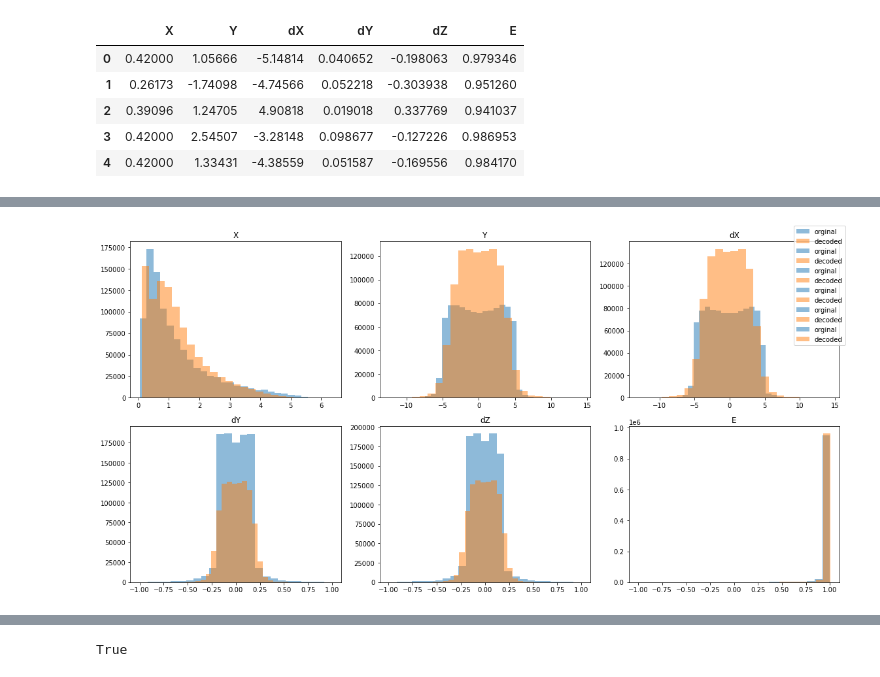
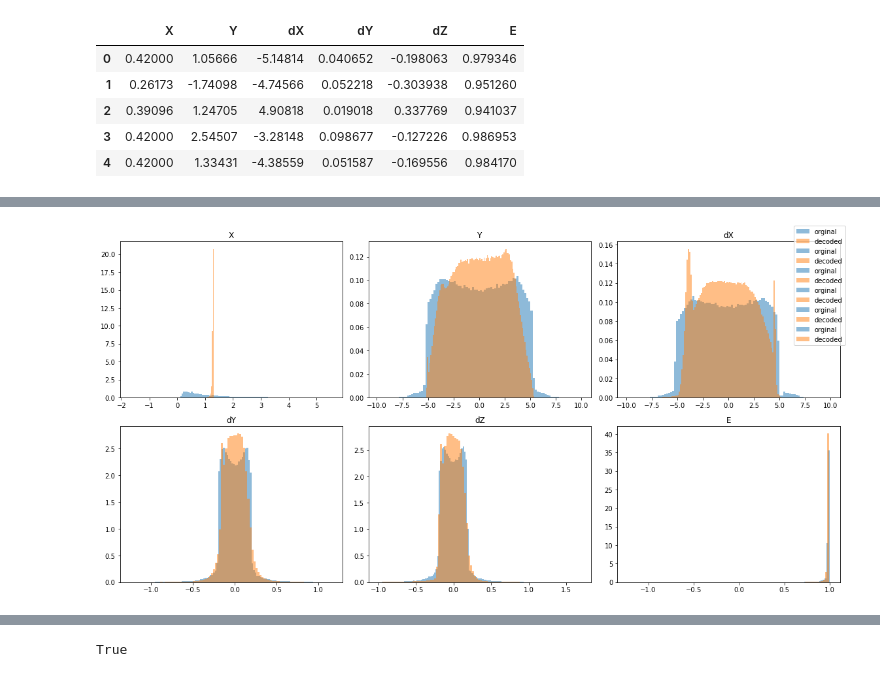
Before and after one commit to Galatros/VAE-GAN-PHSP, a Jupyter notebook: AE_VAE/Autoencoders_Photons/photons_vae.ipynb, the cells around one changed output, grey strips where cells are left out. Saved outputs shown, nothing was run; the diff lists cells and outputs as text; code cells hidden in the pictures.

```diff
--- a/AE_VAE/Autoencoders_Photons/photons_vae.ipynb
+++ b/AE_VAE/Autoencoders_Photons/photons_vae.ipynb
@@ -25,10 +27,10 @@ import torch.nn as nn
 # Hyperparameters
 RANDOM_SEED = 123
 LEARNING_RATE = 0.0005
-BATCH_SIZE = 512
-NUM_EPOCHS = 20
-LOGGING_INTERVAL=500
-RECONSTRUCTION_TERM_WEIGHT=2.5
+BATCH_SIZE = 1024
+NUM_EPOCHS = 30
+LOGGING_INTERVAL=250
+RECONSTRUCTION_TERM_WEIGHT=1.5
 SAVE_MODEL_FILE='checkpoint.pth'
 path='./DATA/photons.npy'
 # %%
@@ -188,32 +196,33 @@ result=stdcs.inverse_transform(result)
 # %%
 fig, axs = plt.subplots(2, 3)
 fig.set_size_inches(16,8)
-axs[0, 0].hist(orginal[:,0],bins=25, label ='orginal',alpha=0.5)
-axs[0, 0].hist(result[:,0],bins=25, label ='decoded', alpha=0.5)
+bins=100
+axs[0, 0].hist(orginal[:,0],bins=bins, label ='orginal',alpha=0.5, density=True)
+axs[0, 0].hist(result[:,0],bins=bins, label ='decoded', alpha=0.5, density=True)
 axs[0, 0].set_title('X')
-axs[0, 1].hist(orginal[:,1],bins=25, label ='orginal',alpha=0.5)
-axs[0, 1].hist(result[:,1],bins=25, label ='decoded', alpha=0.5)
+axs[0, 1].hist(orginal[:,1],bins=bins, label ='orginal',alpha=0.5, density=True)
+axs[0, 1].hist(result[:,1],bins=bins, label ='decoded', alpha=0.5, density=True)
 axs[0, 1].set_title('Y')
-axs[0, 2].hist(orginal[:,2],bins=25, label ='orginal',alpha=0.5)
-axs[0, 2].hist(result[:,2],bins=25, label ='decoded', alpha=0.5)
+axs[0, 2].hist(orginal[:,2],bins=bins, label ='orginal',alpha=0.5, density=True)
+axs[0, 2].hist(result[:,2],bins=bins, label ='decoded', alpha=0.5, density=True)
 axs[0, 2].set_title('dX')
-axs[1, 0].hist(orginal[:,3],bins=25, label ='orginal',alpha=0.5)
-axs[1, 0].hist(result[:,3],bins=25, label ='decoded', alpha=0.5)
+axs[1, 0].hist(orginal[:,3],bins=bins, label ='orginal',alpha=0.5, density=True)
+axs[1, 0].hist(result[:,3],bins=bins, label ='decoded', alpha=0.5, density=True)
 axs[1, 0].set_title('dY')
-axs[1, 1].hist(orginal[:,4],bins=25, label ='orginal',alpha=0.5)
-axs[1, 1].hist(result[:,4],bins=25, label ='decoded', alpha=0.5)
+axs[1, 1].hist(orginal[:,4],bins=bins, label ='orginal',alpha=0.5, density=True)
+axs[1, 1].hist(result[:,4],bins=bins, label ='decoded', alpha=0.5, density=True)
 axs[1, 1].set_title('dZ')
-axs[1, 2].hist(orginal[:,5],bins=25, label ='orginal',alpha=0.5)
-axs[1, 2].hist(result[:,5],bins=25, label ='decoded', alpha=0.5)
+axs[1, 2].hist(orginal[:,5],bins=bins, label ='orginal',alpha=0.5, density=True)
+axs[1, 2].hist(result[:,5],bins=bins, label ='decoded', alpha=0.5, density=True)
 axs[1, 2].set_title('E')
 fig.legend()
 
 # for ax in axs.flat:
 #     ax.set(xlabel='x-label', ylabel='y-label')
 
 # # Hide x labels and tick labels for top plots and y ticks for right plots.
 # for ax in axs.flat:
 #     ax.label_outer()
 fig.tight_layout()
 # %% [output]
-[figure, old version]
+[figure, new version]
```
Also changed, not shown: parts of 13 cells of this notebook, 5 other files.
